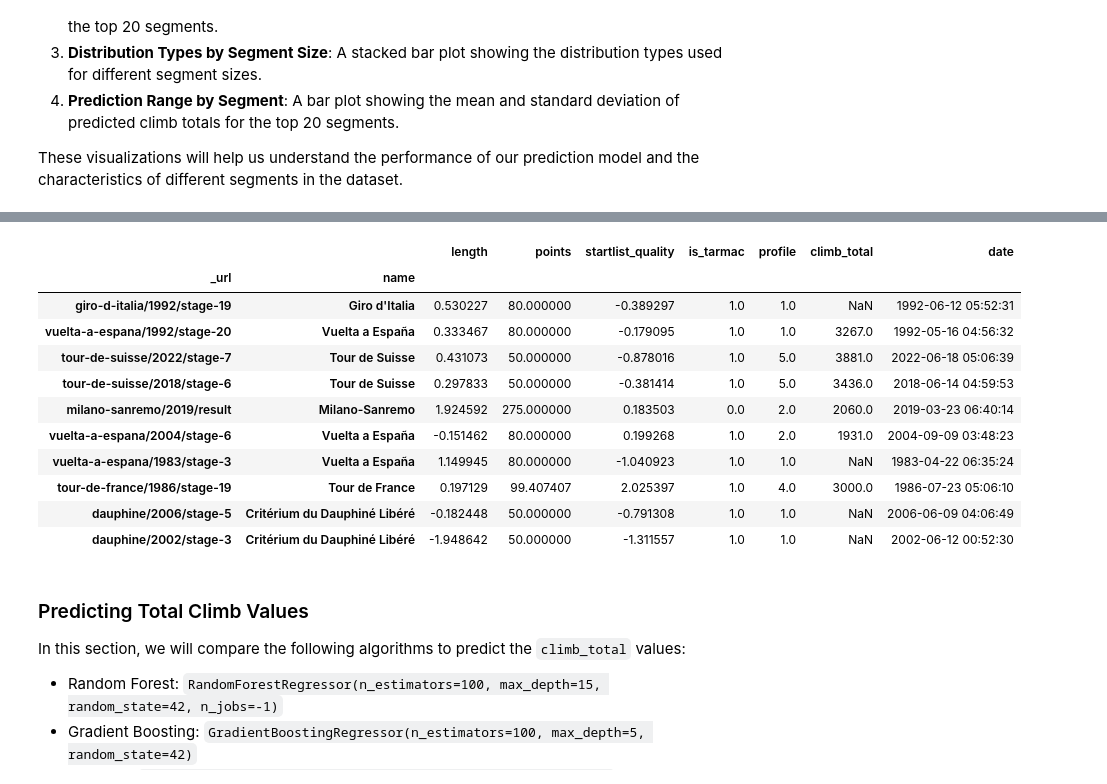
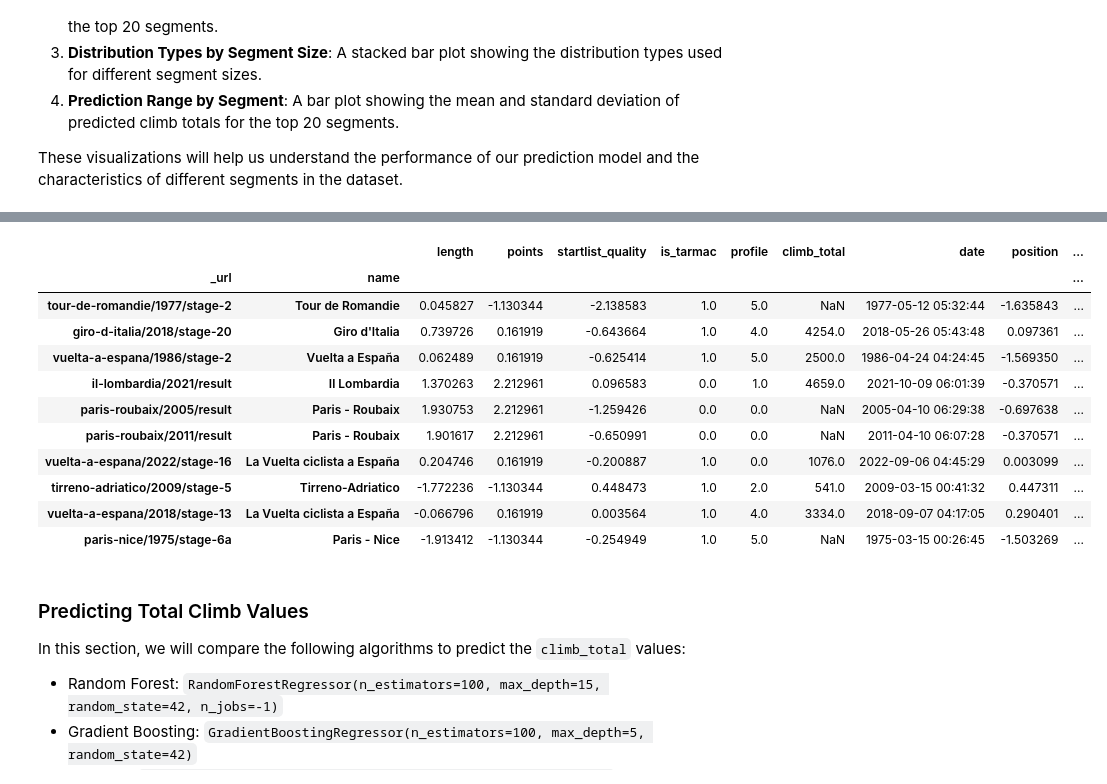
Before and after one commit to lesi-nedo/DataMining-unipi-24-25, a Jupyter notebook: OleksiyDataTrans.ipynb, the cells around one changed output, grey strips where cells are left out. Saved outputs shown, nothing was run; the diff lists cells and outputs as text; code cells hidden in the pictures.

```diff
--- a/OleksiyDataTrans.ipynb
+++ b/OleksiyDataTrans.ipynb
@@ -537,9 +570,22 @@ def plot_interactive_analysis(df, feature_name):
 mean_imputer = SimpleImputer(strategy='mean')
 median_imputer = SimpleImputer(strategy='median')
 most_frequent_imputer = SimpleImputer(strategy='most_frequent')
-scaler = StandardScaler()
+scaler = RobustScaler()
+power = PowerTransformer(method='yeo-johnson')
+power_climb_total = PowerTransformer(method='yeo-johnson')
+
+iterative_imputer = IterativeImputer(max_iter=40, estimator=RandomForestRegressor())
 
 races = races_.copy()
+races['date'] = pd.to_datetime(races['date'])
+races['month'] = races['date'].dt.month
+
+races['season'] = races['month'].apply(lambda x: 'spring' if x in [3, 4, 5] else 'summer' if x in [6, 7, 8] else 'fall' if x in [9, 10, 11] else 'winter')
+races['team_present'] = races['cyclist_team'].notnull().astype(int)
+races['startlist_score_per_km'] = races['startlist_quality'] / races['length']
+
+races['adjusted_delta'] = races['delta'] / races['length']
+
 
 pred_features = {
     'length': {'type': 'numeric'},
@@ -547,6 +593,13 @@ pred_features = {
     'startlist_quality': {'type': 'numeric'},
     'is_tarmac': {'type': 'boolean'},
     'profile': {'type': 'categorical'},
+    'position': {'type': 'numeric'},
+    'cyclist_age': {'type': 'numeric'},
+    'adjusted_delta': {'type': 'numeric'},
+    'startlist_score_per_km': {'type': 'numeric'},
+    'uci_points': {'type': 'numeric'},
+    'season': {'type': 'categorical'},
+    'team_present': {'type': 'boolean'},
 
 }
 
@@ -559,63 +612,71 @@ if len(missing_features) > 0:
 for feature, info in pred_features.items():
     if info['type'] == 'boolean':
         feature_data = races[feature].astype(float).to_numpy().reshape(-1, 1)
-        imputed_data = most_frequent_imputer.fit_transform(feature_data)
+        imputed_data = iterative_imputer.fit_transform(feature_data)
         races[feature] = pd.Series(imputed_data.flatten(), index=races[feature].index)
 
     elif info['type'] == 'numeric' and not feature == "points":
         feature_data = races[feature].to_numpy().reshape(-1, 1)
 
         non_nan_data = races[feature].dropna()
         if len(non_nan_data) > 0:
             skewness = non_nan_data.skew()
             if abs(skewness) > 1:
                 imputed_data = median_imputer.fit_transform(feature_data)
             else:
                 imputed_data = mean_imputer.fit_transform(feature_data)
         else:
             imputed_data = median_imputer.fit_transform(feature_data)
 
         scaled_data = scaler.fit_transform(imputed_data)
+        scaled_data = power.fit_transform(scaled_data)
         races[feature] = pd.Series(scaled_data.flatten(), index=races[feature].index)
     elif info['type'] == 'numeric' and feature == "points":
         # get the median for each cyclist
-        res = races.groupby("cyclist").agg({feature: 'median'})
-        value = res[feature]
+        res = races.groupby("cyclist").agg({feature: 'mean'})
+        races_feat_nan = races[races[feature].isna()]
+        races.loc[races_feat_nan.index, feature] = races[['cyclist', feature]].loc[races_feat_nan.index].apply(lambda x: res.loc[x['cyclist'], feature], axis=1)
+        temp = races[feature].to_numpy().reshape(-1, 1)
+        temp = power.fit_transform(temp)
 
-        races[feature] = races.apply(lambda x: value[x['cyclist']] if pd.isnull(x[feature]) else x[feature], axis=1)
-
-
-
-
-
+        races[feature] = pd.Series(temp.flatten(), index=races.index)
     elif info['type'] == 'categorical':
         feature_data = pd.Categorical(races[feature]).to_numpy().reshape(-1, 1)
-        imputed_data = most_frequent_imputer.fit_transform(feature_data)
+        imputed_data = LabelEncoder().fit_transform(feature_data)
+        imputed_data = iterative_imputer.fit_transform(imputed_data.reshape(-1, 1))
         races[feature] = pd.Series(imputed_data.flatten(), index=races[feature].index)
 
 races_agg = races.groupby(["_url", "name"]).agg({
-    'length': 'mean',
+    'length': 'first',
     'points': 'mean',
-    'startlist_quality': 'mean',
-    'is_tarmac': 'mean',
+    'startlist_quality': 'first',
+    'is_tarmac': 'first',
     'profile': 'first',
-    'climb_total': 'mean',
+    'climb_total': 'first',
     'date': 'first',
+    'position': 'median',
+    'cyclist_age': 'median',
+    'delta': 'mean',
+    'uci_points': 'mean',
+    'season': 'first',
+    'team_present': 'first',
+    'startlist_score_per_km': 'mean',
+    'adjusted_delta': 'mean'
 })
 races_agg.sample(frac=0.4).head(10)
 # %% [output]
-|  |  | length | points | startlist_quality | is_tarmac | profile | climb_total | date |
-| _url | name |  |  |  |  |  |  |  |
-| giro-d-italia/1992/stage-19 | Giro d'Italia | 0.530227 | 80.000000 | -0.389297 | 1.0 | 1.0 | NaN | 1992-06-12 05:52:31 |
-| vuelta-a-espana/1992/stage-20 | Vuelta a España | 0.333467 | 80.000000 | -0.179095 | 1.0 | 1.0 | 3267.0 | 1992-05-16 04:56:32 |
-| tour-de-suisse/2022/stage-7 | Tour de Suisse | 0.431073 | 50.000000 | -0.878016 | 1.0 | 5.0 | 3881.0 | 2022-06-18 05:06:39 |
-| tour-de-suisse/2018/stage-6 | Tour de Suisse | 0.297833 | 50.000000 | -0.381414 | 1.0 | 5.0 | 3436.0 | 2018-06-14 04:59:53 |
-| milano-sanremo/2019/result | Milano-Sanremo | 1.924592 | 275.000000 | 0.183503 | 0.0 | 2.0 | 2060.0 | 2019-03-23 06:40:14 |
-| vuelta-a-espana/2004/stage-6 | Vuelta a España | -0.151462 | 80.000000 | 0.199268 | 1.0 | 2.0 | 1931.0 | 2004-09-09 03:48:23 |
-| vuelta-a-espana/1983/stage-3 | Vuelta a España | 1.149945 | 80.000000 | -1.040923 | 1.0 | 1.0 | NaN | 1983-04-22 06:35:24 |
-| tour-de-france/1986/stage-19 | Tour de France | 0.197129 | 99.407407 | 2.025397 | 1.0 | 4.0 | 3000.0 | 1986-07-23 05:06:10 |
-| dauphine/2006/stage-5 | Critérium du Dauphiné Libéré | -0.182448 | 50.000000 | -0.791308 | 1.0 | 1.0 | NaN | 2006-06-09 04:06:49 |
-| dauphine/2002/stage-3 | Critérium du Dauphiné Libéré | -1.948642 | 50.000000 | -1.311557 | 1.0 | 1.0 | NaN | 2002-06-12 00:52:30 |
+|  |  | length | points | startlist_quality | is_tarmac | profile | climb_total | date | position | ... |
+| _url | name |  |  |  |  |  |  |  |  | ... |
+| tour-de-romandie/1977/stage-2 | Tour de Romandie | 0.045827 | -1.130344 | -2.138583 | 1.0 | 5.0 | NaN | 1977-05-12 05:32:44 | -1.635843 | ... |
+| giro-d-italia/2018/stage-20 | Giro d'Italia | 0.739726 | 0.161919 | -0.643664 | 1.0 | 4.0 | 4254.0 | 2018-05-26 05:43:48 | 0.097361 | ... |
+| vuelta-a-espana/1986/stage-2 | Vuelta a España | 0.062489 | 0.161919 | -0.625414 | 1.0 | 5.0 | 2500.0 | 1986-04-24 04:24:45 | -1.569350 | ... |
+| il-lombardia/2021/result | Il Lombardia | 1.370263 | 2.212961 | 0.096583 | 0.0 | 1.0 | 4659.0 | 2021-10-09 06:01:39 | -0.370571 | ... |
+| paris-roubaix/2005/result | Paris - Roubaix | 1.930753 | 2.212961 | -1.259426 | 0.0 | 0.0 | NaN | 2005-04-10 06:29:38 | -0.697638 | ... |
+| paris-roubaix/2011/result | Paris - Roubaix | 1.901617 | 2.212961 | -0.650991 | 0.0 | 0.0 | NaN | 2011-04-10 06:07:28 | -0.370571 | ... |
+| vuelta-a-espana/2022/stage-16 | La Vuelta ciclista a España | 0.204746 | 0.161919 | -0.200887 | 1.0 | 0.0 | 1076.0 | 2022-09-06 04:45:29 | 0.003099 | ... |
+| tirreno-adriatico/2009/stage-5 | Tirreno-Adriatico | -1.772236 | -1.130344 | 0.448473 | 1.0 | 2.0 | 541.0 | 2009-03-15 00:41:32 | 0.447311 | ... |
+| vuelta-a-espana/2018/stage-13 | La Vuelta ciclista a España | -0.066796 | 0.161919 | 0.003564 | 1.0 | 4.0 | 3334.0 | 2018-09-07 04:17:05 | 0.290401 | ... |
+| paris-nice/1975/stage-6a | Paris - Nice | -1.913412 | -1.130344 | -0.254949 | 1.0 | 5.0 | NaN | 1975-03-15 00:26:45 | -1.503269 | ... |
 # %% [markdown]
 
 ### Predicting Total Climb Values
```
Also changed, not shown: parts of 15 cells of this notebook.
